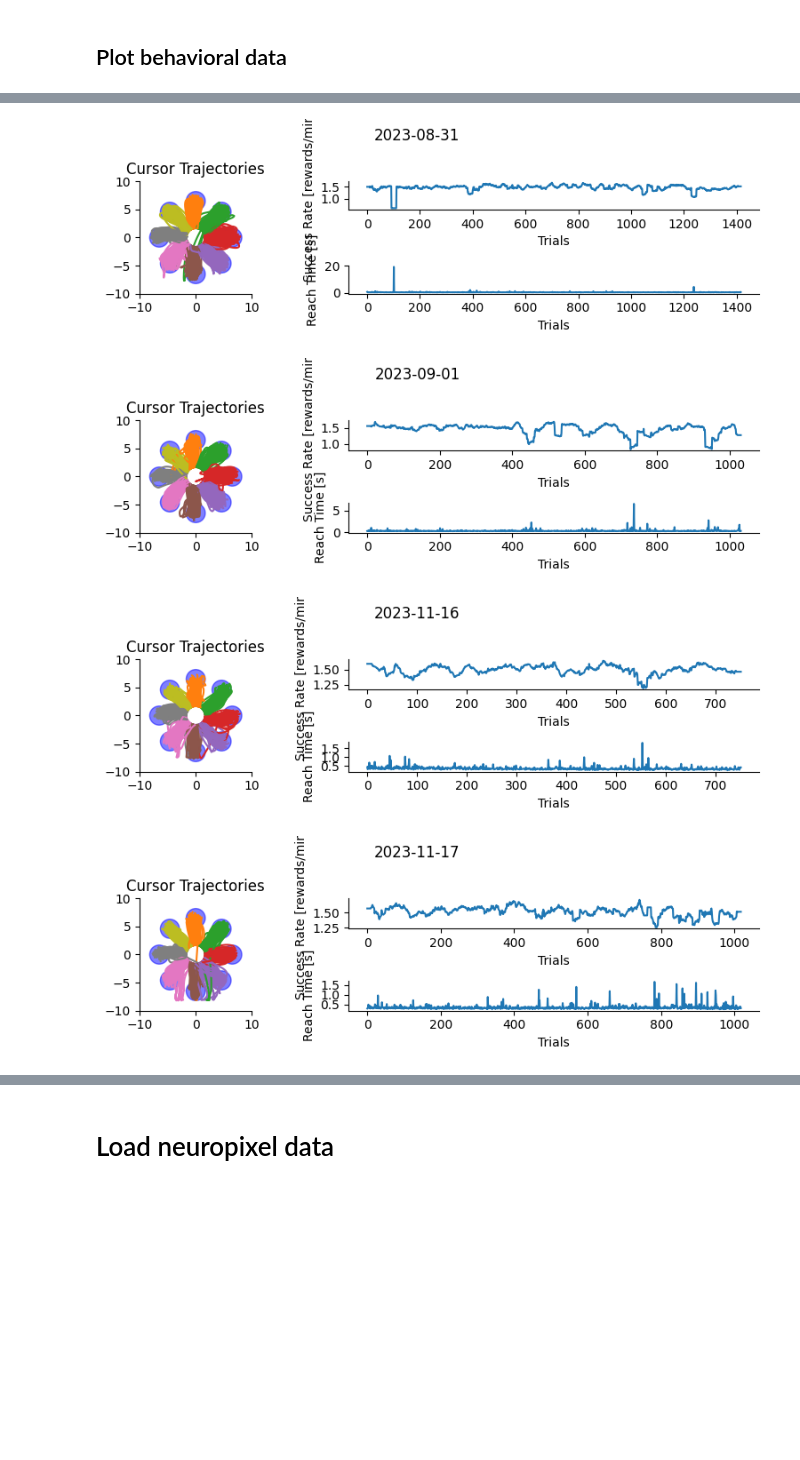
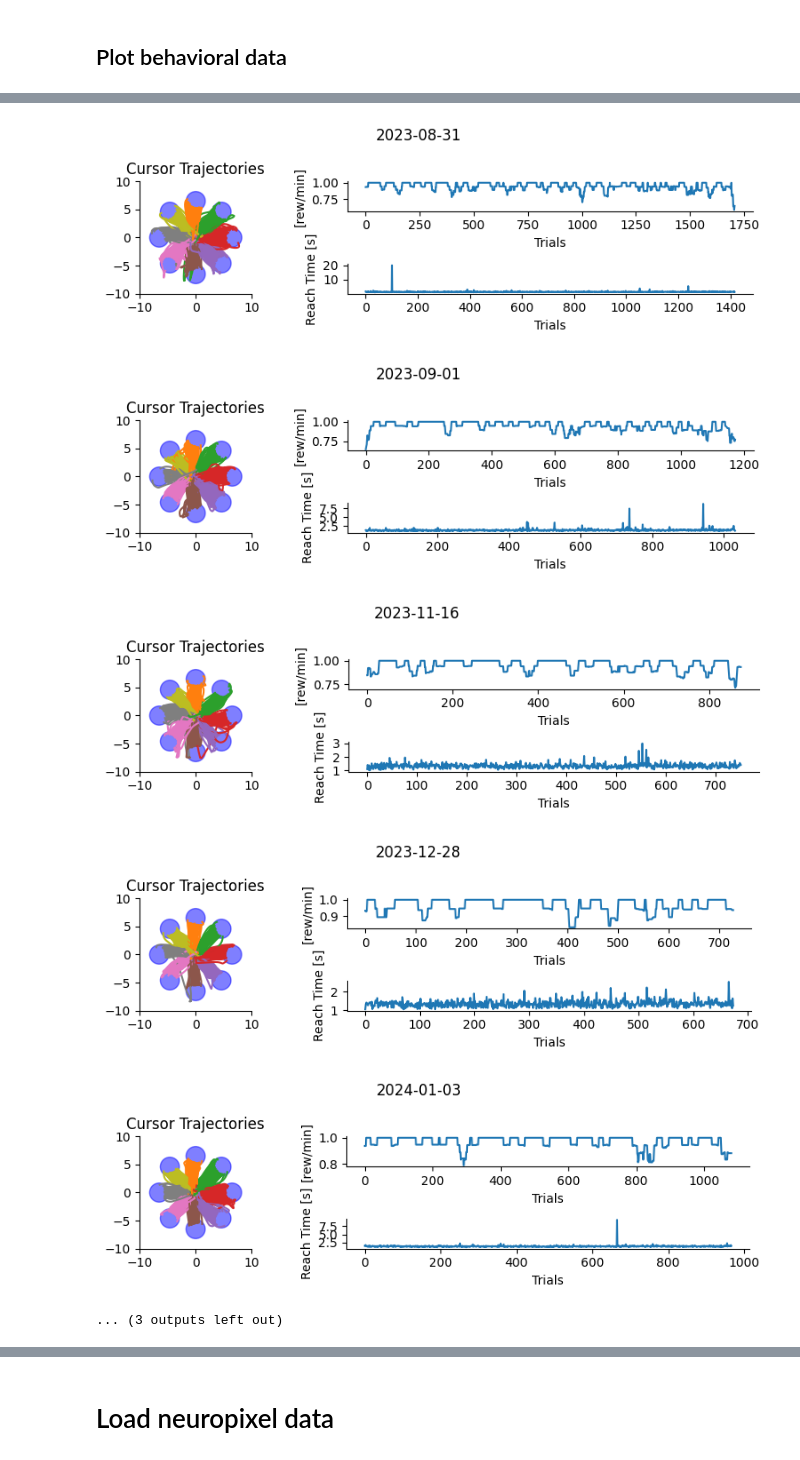
Before and after one commit to rcanfield2/ecog_np_targeting, a Jupyter notebook: preprocess_data.ipynb, the cells around one changed output, grey strips where cells are left out. Saved outputs shown, nothing was run; the diff lists cells and outputs as text; code cells hidden in the pictures; blank space fills up the shorter version.

```diff
--- a/preprocess_data.ipynb
+++ b/preprocess_data.ipynb
@@ -172,6 +178,14 @@ elif align_event == 'ENTER TARGET':
 # %%
 # Load neuropixel center-out task data
+# bad_tes = [13152, 13153, 13154, 13155, 13156, 13272]
+bad_tes = [13152, 13153, 13154, 13155, 13156,13102, 13272, 12290, 12291] # Also remove recording at site 48
+# bad_tes = [13102,13152, 13153, 13154, 13155, 13156, 13272, 9940, 9958, 10812, 10820, 12290, 12291]
 mc_entries =  db.get_task_entries(subject__name=subject, task__name='manual control', date=(start_date, end_date))
 mc_entries = [me for me in mc_entries if 'neuropixel_port1_drive_type' in me.task_params and me.task_params['neuropixel_port1_drive_type'] in implant_name
              and me.task_params['rotation']==task_coords and me.entry_name != 'flash']
+
+# Remove bad TE IDs
+mc_entries = [me for me in mc_entries if me.id not in bad_tes]
 dates = np.unique([me.date.date() for me in mc_entries])
+
+print(mc_entries, '\n','\n', dates)
@@ -258,16 +233,17 @@ good_trial_idx1 = [reach_times[id] <= reach_time_thresh for id in range(len(reac
 # %%
-# Define 'good_trial_idx' so that all targets from all sessions have the same number of trials
-min_trials_to_target = np.min([np.min(np.unique(target_idx[id][good_trial_idx1[id]], return_counts=True)[1]) for id in range(len(dates))])
-# print(itarget, good_trial_idx1[1])
+# Define 'good_trial_idx' so that all targets from all penetrations have the same number of trials
+min_trials_to_target = np.min([np.min(np.unique(np.array(df['target_idx'])[df['date']==date][good_trial_idx1[df['date']==date]], return_counts=True)[1]) for dateidx, date in enumerate(dates)])
+ngood_trials = ntargets*min_trials_to_target
+df['good_trial'] = False
 good_trial_idx = []
-for idate in range(len(dates)):
+for idate, date in enumerate(dates):
     good_trial_idx_temp = []
-    [good_trial_idx_temp.extend(np.where(np.logical_and(target_idx[idate]==itarget+1, good_trial_idx1[idate]))[0][:min_trials_to_target]) for itarget in range(ntargets)]
+    [good_trial_idx_temp.extend(np.where(np.logical_and(df['target_idx'][df['date']==date]==itarget+1, good_trial_idx1[df['date']==date]))[0][:min_trials_to_target]) for itarget in range(ntargets)]
     good_trial_idx_mask = np.zeros(n_mctrials[idate], dtype=bool)
     good_trial_idx_mask[good_trial_idx_temp] = True
-    good_trial_idx.append(good_trial_idx_mask)
-
-ngood_trials = [np.sum(good_trial_idx[id]) for id in range(len(good_trial_idx))]
+    # df['good_trial'][df['date']==date] = good_trial_idx_mask
+    df.loc[df['date']==date, ['good_trial']] = good_trial_idx_mask
+    # df.loc[df['te_id']==me.id, ['recording_site']] = exp_metadata['neuropixel_port1_site']
 # %%
 fig, ax = plt.subplots(1,1,figsize=(5,3))
 ax.hist(np.hstack(reach_times), bins=2000)
@@ -284,15 +260,17 @@ plt.show()
 # %% [markdown]
 ## Plot behavioral data
 # %%
-# Without bad trials removed
+# All trials
+samplerate = 1000
+go_cue_idx = np.ceil((df['go_cue_time'] - df['start_time'])*samplerate).astype(int)
+trial_end_idx = np.ceil((df['reach_end_time'] - df['start_time'])*samplerate).astype(int)
 for idate, date in enumerate(dates):
 
     fig, ax = plt.subplot_mosaic("ABB;ACC",figsize=(8,2.5))
-    labels=target_idx[idate].astype(int)
-    style = plt.cycler(color=[colors[i] for i in labels])
-    ax['A'].set_prop_cycle(style)
-    aopy.visualization.plot_trajectories(cursor_traj[idate],  ax=ax['A'])
-    aopy.visualization.plot_targets(unique_targets, exp_metadata['target_radius'], ax=ax['A'])
+    labels=np.array(df['target_idx'][df['date']==date])
+    traj = [temp_traj[np.array(go_cue_idx[df['date']==date])[itraj]:np.array(trial_end_idx[df['date']==date])[itraj],:] for itraj, temp_traj in enumerate(df['cursor_traj'][df['date']==date])]
+    aopy.visualization.color_trajectories(traj, labels, colors=colors, ax=ax['A'])
+    aopy.visualization.plot_targets(unique_targets, df['target_radius'][0], ax=ax['A'])
     ax['A'].set_title('Cursor Trajectories')
     ax['A'].spines.right.set_visible(False)
     ax['A'].spines.top.set_visible(False)
@@ -300,13 +278,13 @@ for idate, date in enumerate(dates):
 
     # Plot success rate
     # ax['B'].plot(np.arange(success_rate_window/2, n_mctrials[idate]-(success_rate_window/2)+1), success_rate[idate])
-    ax['B'].plot(np.arange(n_mctrials[idate]), success_rate[idate])
-    ax['B'].set(xlabel='Trials', ylabel='Success Rate [rewards/min]')
+    ax['B'].plot(np.arange(success_rate[success_rate_date_labels==date].shape[0]), success_rate[success_rate_date_labels==date])
+    ax['B'].set(xlabel='Trials', ylabel='[rew/min]')
     ax['B'].spines.right.set_visible(False)
     ax['B'].spines.top.set_visible(False)
 
     # Plot reach time
-    ax['C'].plot(reach_times[idate])
+    ax['C'].plot(np.array(df['duration'][df['date']==date]))
     ax['C'].set(xlabel='Trials', ylabel='Reach Time [s]')
     ax['C'].spines.right.set_visible(False)
     ax['C'].spines.top.set_visible(False)
@@ -326,6 +304,8 @@ for idate, date in enumerate(dates):
-[figure, old version]
+[figure, new version]
-[figure, old version]
+[figure, new version]
-[figure, old version]
+[figure, new version]
-[figure, old version]
+[figure, new version]
+[figure, added]
+... (3 outputs left out)
 # %%
 # With bad trials removed from trajectories and reach times.
```
Also changed, not shown: parts of 31 cells of this notebook, 7 other files.
